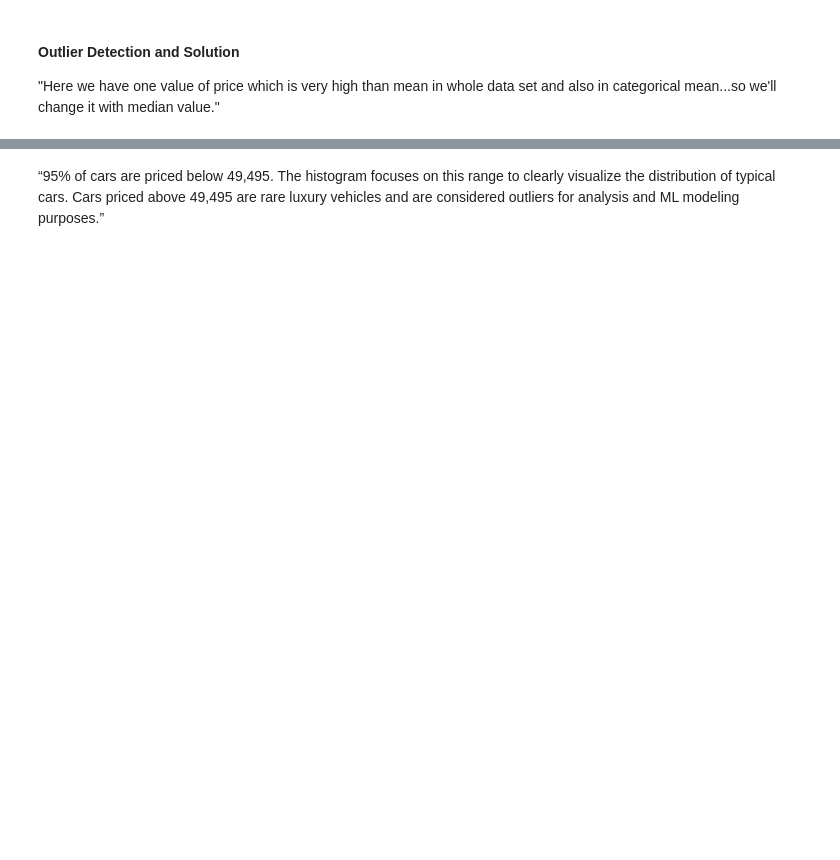
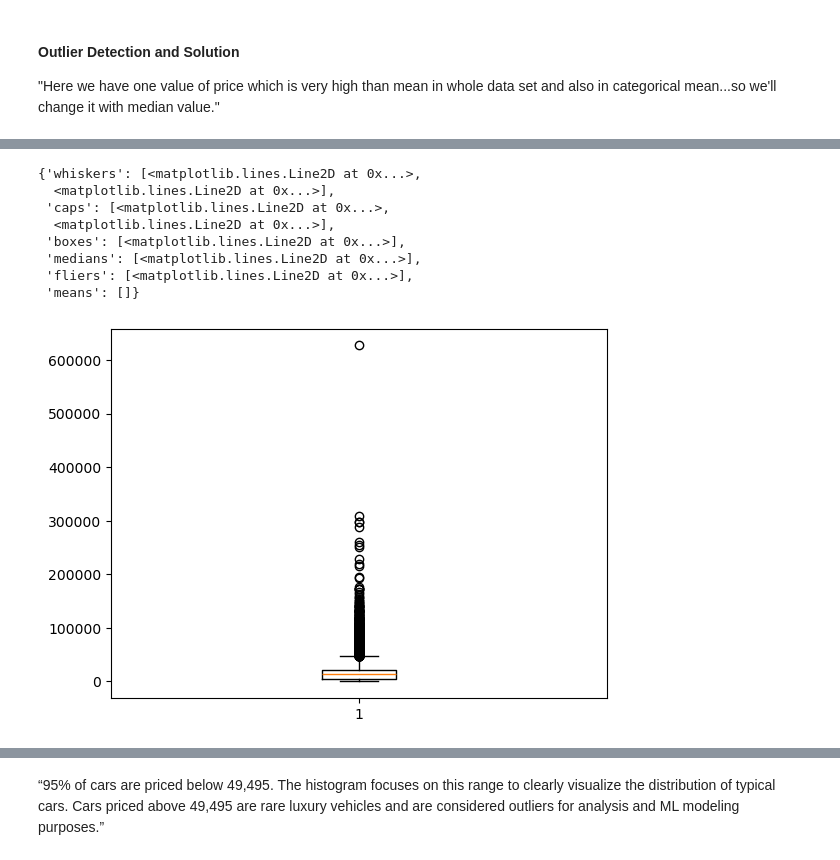
Before and after one commit to samiullahsultan4321-spec/IDS-SEM-PROJECT, a Jupyter notebook: code.ipynb, the cells around one changed output, grey strips where cells are left out. Drawn from its saved outputs; the diff is of its cells as text; code cells hidden in the pictures; blank space fills up the shorter version.

Commit message:
Some outliers are handeled and visuals are added.

```diff
--- a/code.ipynb
+++ b/code.ipynb
@@ -16,8 +41,8 @@ df['ID'] = df['ID'].astype(str)
 df['Levy'] = df['Levy'].astype(str)
 df['Levy'] = df['Levy'].str.replace('-','0')
 df['Levy'] = df['Levy'].astype(np.int64)
-df['Mileage'] = df['Mileage'].astype(np.int64)
-df.columns
+df['Mileage'] = df['Mileage'].str.replace('km','').astype(int)
+df['Engine_volume'] = df['Engine_volume'].str.replace('Turbo','').astype(float)
 # %%
 #____________Statistical Calulations _____________
 #_______ Here we'll generate a new data frame with basic statistical calculations of some important quantities
@@ -62,3 +68,7 @@ drivewheels_price_group
 # %% [markdown]
 #### Outlier Detection and Solution
 "Here we have one value of price which is very high than mean in whole data set and also in categorical mean...so we'll change it with median value."
+# %%
+mileage_upper_limit = df['Mileage'].quantile(0.996)
+mileage_lower_limit = df['Mileage'].quantile(0.04)
+mileage_lower_limit
@@ -65,4 +77,3 @@ drivewheels_price_group
 # %%
-df.sort_values('Price', ascending=False).head(20)
-med = df['Price'].median()
-df.loc[df['Price']>1000000,'Price'] = med
+df['Mileage'].sort_values( ascending=False).head(50)
+df['Mileage'].describe()
@@ -69,2 +90,17 @@ df.loc[df['Price']>1000000,'Price'] = med
+# %%
+med = df['Price'].median()
+df.loc[df['Price']>800000,'Price'] = med
+df.loc[df['Mileage']>mileage_upper_limit,'Mileage'] = df['Mileage'].quantile(0.95)
+df.loc[df['Mileage']<mileage_lower_limit,'Mileage'] = df['Mileage'].quantile(0.04)
 # %%
-#plt.boxplot(df['Price'])
+plt.boxplot(df['Price'])
+# %% [output]
+{'whiskers': [<matplotlib.lines.Line2D at 0x...>,
+  <matplotlib.lines.Line2D at 0x...>],
+ 'caps': [<matplotlib.lines.Line2D at 0x...>,
+  <matplotlib.lines.Line2D at 0x...>],
+ 'boxes': [<matplotlib.lines.Line2D at 0x...>],
+ 'medians': [<matplotlib.lines.Line2D at 0x...>],
+ 'fliers': [<matplotlib.lines.Line2D at 0x...>],
+ 'means': []}
+[figure, added]
```
Also changed, not shown: parts of 10 cells of this notebook.
